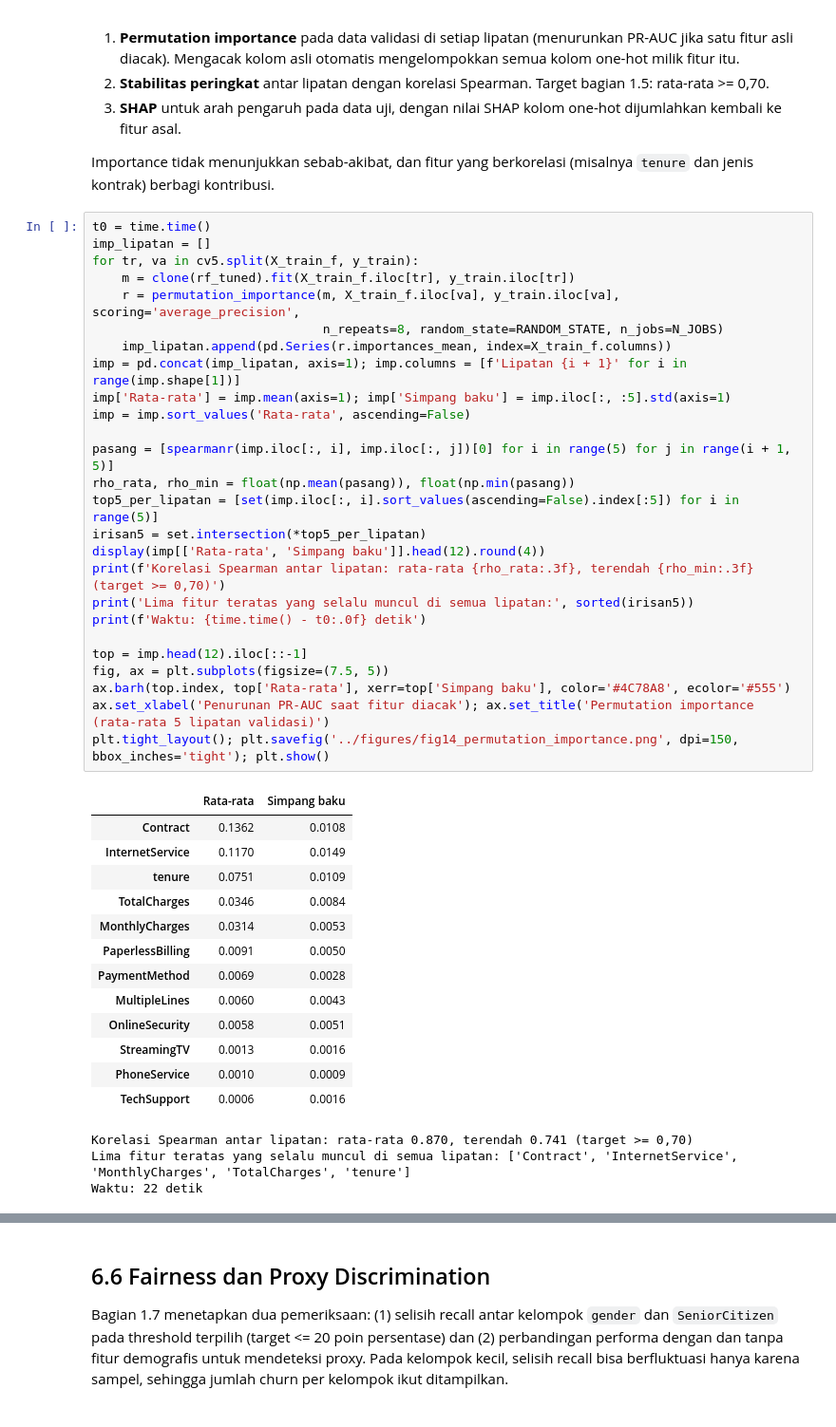
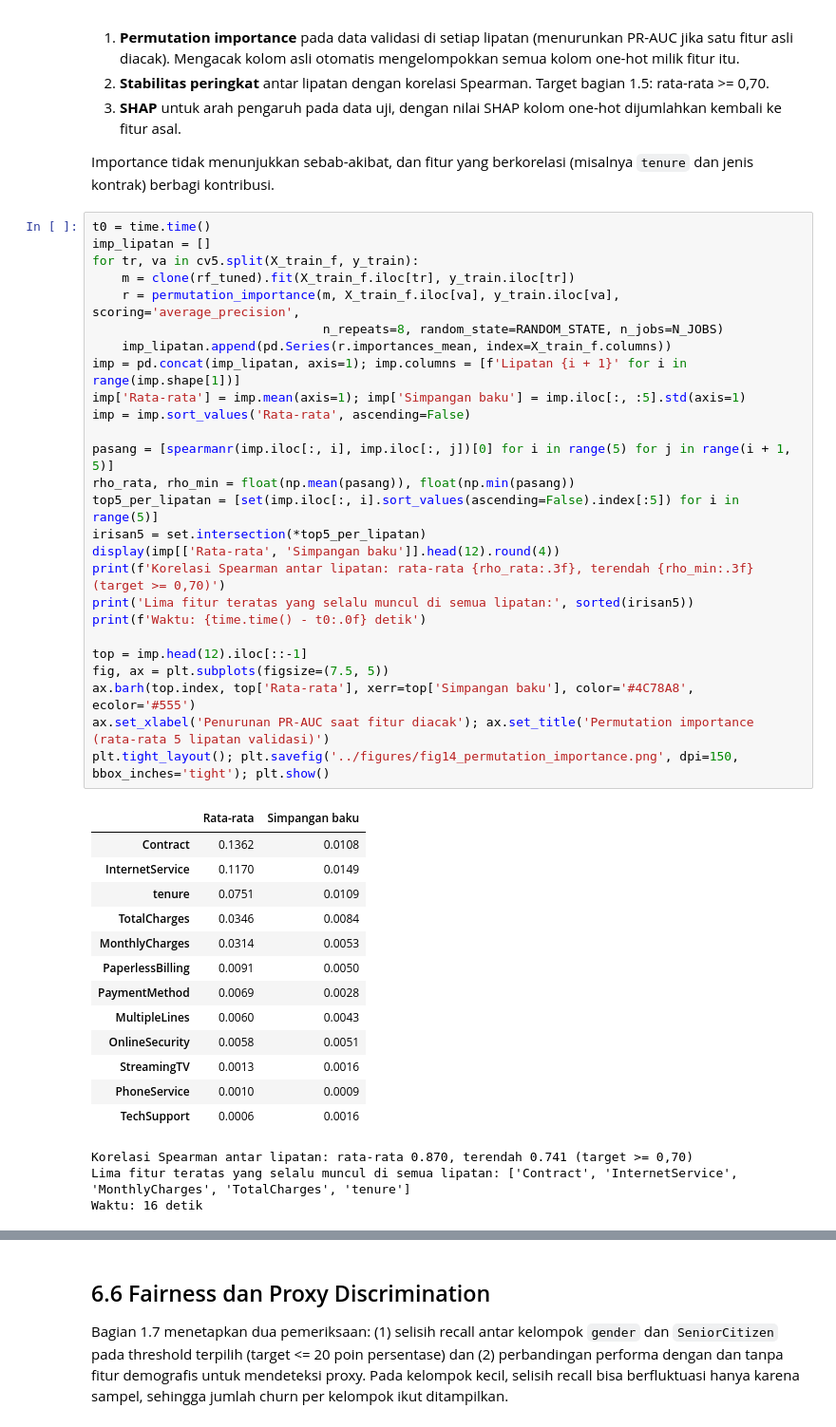
Before and after one commit to Cecarrr/21_IF-B_Pemuja-Kerang-Ajaib, a Jupyter notebook: notebooks/Insight-EDA.ipynb, the cells around one changed output, grey strips where cells are left out. Shown at 95% size. Saved outputs shown, nothing was run; the diff lists cells and outputs as text.

```diff
--- a/notebooks/Insight-EDA.ipynb
+++ b/notebooks/Insight-EDA.ipynb
@@ -1837,31 +1888,31 @@ Importance tidak menunjukkan sebab-akibat, dan fitur yang berkorelasi (misalnya
 # %%
 t0 = time.time()
 imp_lipatan = []
 for tr, va in cv5.split(X_train_f, y_train):
     m = clone(rf_tuned).fit(X_train_f.iloc[tr], y_train.iloc[tr])
     r = permutation_importance(m, X_train_f.iloc[va], y_train.iloc[va], scoring='average_precision',
                                n_repeats=8, random_state=RANDOM_STATE, n_jobs=N_JOBS)
     imp_lipatan.append(pd.Series(r.importances_mean, index=X_train_f.columns))
 imp = pd.concat(imp_lipatan, axis=1); imp.columns = [f'Lipatan {i + 1}' for i in range(imp.shape[1])]
-imp['Rata-rata'] = imp.mean(axis=1); imp['Simpang baku'] = imp.iloc[:, :5].std(axis=1)
+imp['Rata-rata'] = imp.mean(axis=1); imp['Simpangan baku'] = imp.iloc[:, :5].std(axis=1)
 imp = imp.sort_values('Rata-rata', ascending=False)
 
 pasang = [spearmanr(imp.iloc[:, i], imp.iloc[:, j])[0] for i in range(5) for j in range(i + 1, 5)]
 rho_rata, rho_min = float(np.mean(pasang)), float(np.min(pasang))
 top5_per_lipatan = [set(imp.iloc[:, i].sort_values(ascending=False).index[:5]) for i in range(5)]
 irisan5 = set.intersection(*top5_per_lipatan)
-display(imp[['Rata-rata', 'Simpang baku']].head(12).round(4))
+display(imp[['Rata-rata', 'Simpangan baku']].head(12).round(4))
 print(f'Korelasi Spearman antar lipatan: rata-rata {rho_rata:.3f}, terendah {rho_min:.3f} (target >= 0,70)')
 print('Lima fitur teratas yang selalu muncul di semua lipatan:', sorted(irisan5))
 print(f'Waktu: {time.time() - t0:.0f} detik')
 
 top = imp.head(12).iloc[::-1]
 fig, ax = plt.subplots(figsize=(7.5, 5))
-ax.barh(top.index, top['Rata-rata'], xerr=top['Simpang baku'], color='#4C78A8', ecolor='#555')
+ax.barh(top.index, top['Rata-rata'], xerr=top['Simpangan baku'], color='#4C78A8', ecolor='#555')
 ax.set_xlabel('Penurunan PR-AUC saat fitur diacak'); ax.set_title('Permutation importance (rata-rata 5 lipatan validasi)')
 plt.tight_layout(); plt.savefig('../figures/fig14_permutation_importance.png', dpi=150, bbox_inches='tight'); plt.show()
 # %% [output]
-|  | Rata-rata | Simpang baku |
+|  | Rata-rata | Simpangan baku |
 | Contract | 0.1362 | 0.0108 |
 | InternetService | 0.1170 | 0.0149 |
 | tenure | 0.0751 | 0.0109 |
@@ -1876,7 +1927,7 @@ plt.tight_layout(); plt.savefig('../figures/fig14_permutation_importance.png', d
 | TechSupport | 0.0006 | 0.0016 |
 Korelasi Spearman antar lipatan: rata-rata 0.870, terendah 0.741 (target >= 0,70)
 Lima fitur teratas yang selalu muncul di semua lipatan: ['Contract', 'InternetService', 'MonthlyCharges', 'TotalCharges', 'tenure']
-Waktu: 22 detik
+Waktu: 16 detik
 [figure]
 # %%
 t0 = time.time()
```
Also changed, not shown: parts of 39 cells of this notebook, 5 other files.
